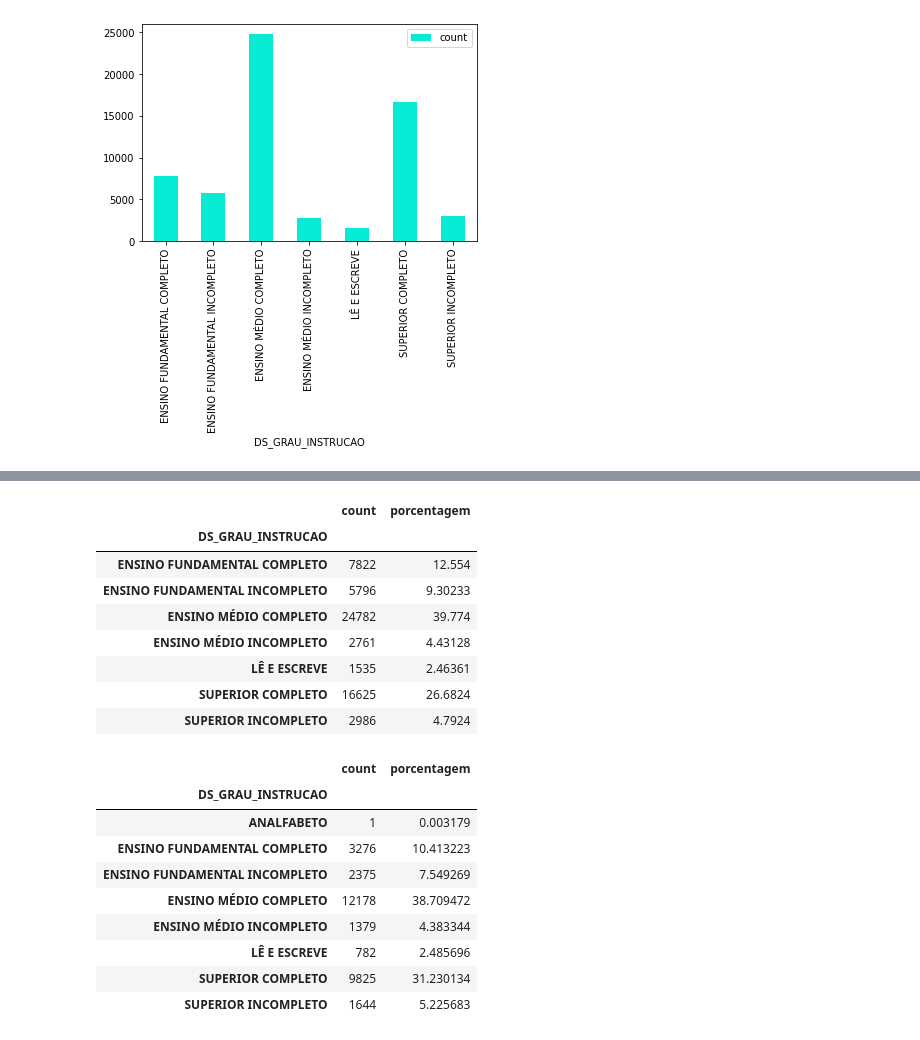
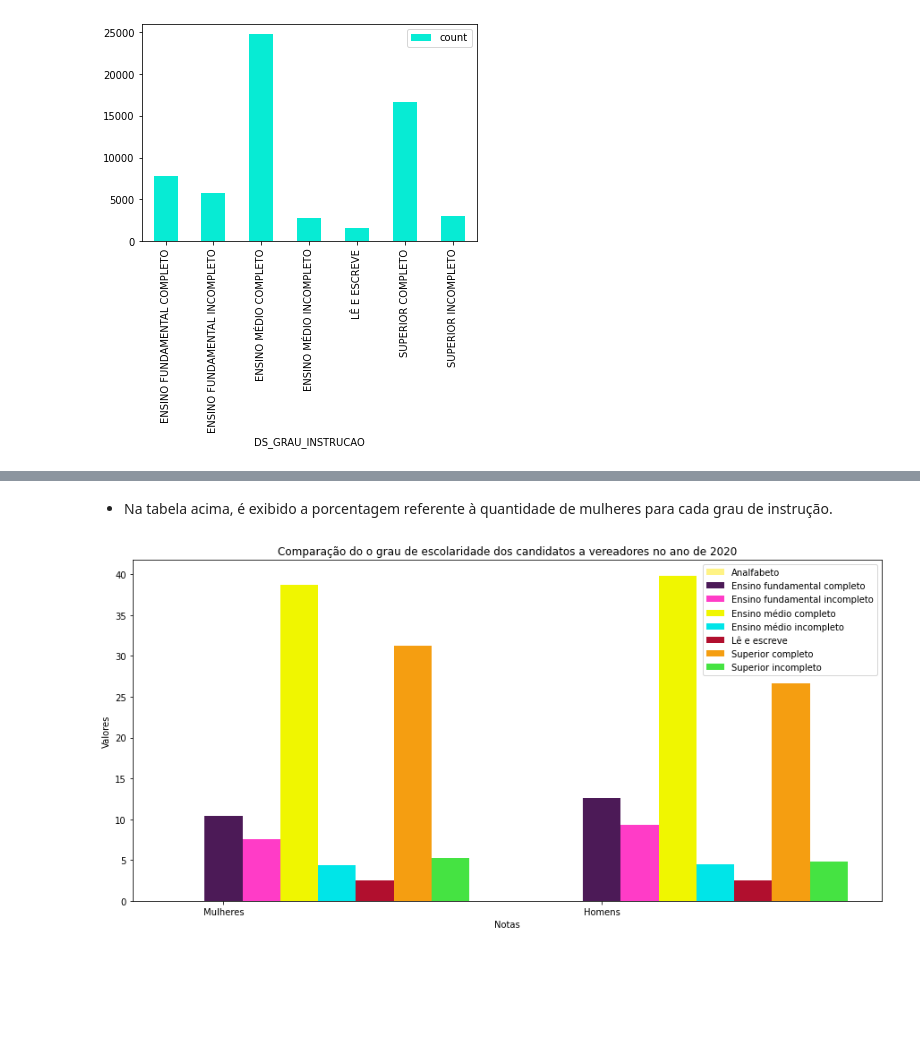
Before and after one commit to HelenAlevato/AnaliseCandidatosEleicaoSp, a Jupyter notebook: Candidatura_vereadores_SP.ipynb, the cells around one changed output, grey strips where cells are left out. Drawn from its saved outputs; the diff is of its cells as text; code cells hidden in the pictures; blank space fills up the shorter version.

```diff
--- a/Candidatura_vereadores_SP.ipynb
+++ b/Candidatura_vereadores_SP.ipynb
@@ -197,12 +197,0 @@ df['porcentagem'] = df.apply(lambda linha : linha*100/quantidadeDeHomens)
-# %%
-df
-# %% [output]
-|  | count | porcentagem |
-| DS_GRAU_INSTRUCAO |  |  |
-| ENSINO FUNDAMENTAL COMPLETO | 7822 | 12.554 |
-| ENSINO FUNDAMENTAL INCOMPLETO | 5796 | 9.30233 |
-| ENSINO MÉDIO COMPLETO | 24782 | 39.774 |
-| ENSINO MÉDIO INCOMPLETO | 2761 | 4.43128 |
-| LÊ E ESCREVE | 1535 | 2.46361 |
-| SUPERIOR COMPLETO | 16625 | 26.6824 |
-| SUPERIOR INCOMPLETO | 2986 | 4.7924 |
@@ -213,13 +198,43 @@ df['porcentagem'] = df.apply(lambda linha : linha*100/quantidadeDeMulheres)
-# %%
-df
-# %% [output]
-|  | count | porcentagem |
-| DS_GRAU_INSTRUCAO |  |  |
-| ANALFABETO | 1 | 0.003179 |
-| ENSINO FUNDAMENTAL COMPLETO | 3276 | 10.413223 |
-| ENSINO FUNDAMENTAL INCOMPLETO | 2375 | 7.549269 |
-| ENSINO MÉDIO COMPLETO | 12178 | 38.709472 |
-| ENSINO MÉDIO INCOMPLETO | 1379 | 4.383344 |
-| LÊ E ESCREVE | 782 | 2.485696 |
-| SUPERIOR COMPLETO | 9825 | 31.230134 |
-| SUPERIOR INCOMPLETO | 1644 | 5.225683 |
+# %% [markdown]
+- Na tabela acima, é exibido a porcentagem referente à quantidade de mulheres para cada grau de instrução.
+# %%
+analfabeto = [0.003, 0]
+ensino_fundamental_completo = [10.413, 12.554]
+ensino_fundamental_incompleto = [7.549, 9.302]
+ensino_medio_completo = [38.709, 39.774]
+ensino_medio_incompleto = [4.383, 4.431]
+le_escreve = [2.485, 2.463]
+superior_completo = [31.230, 26.682]
+superior_incompleto = [5.225, 4.792]
+
+barWidth = 0.10
+plt.figure(figsize=(15, 7))
+
+r1 = np.arange(len(analfabeto))
+r2 = [x + barWidth for x in r1]
+r3 = [x + barWidth for x in r2]
+r4 = [x + barWidth for x in r3]
+r5 = [x + barWidth for x in r4]
+r6 = [x + barWidth for x in r5]
+r7 = [x + barWidth for x in r6]
+r8 = [x + barWidth for x in r7]
+r9 = [x + barWidth for x in r8]
+
+plt.bar(r1, analfabeto, color='#fff385', width = barWidth, label = 'Analfabeto')
+plt.bar(r2, ensino_fundamental_completo, color = '#4C1A57', width=barWidth, label= 'Ensino fundamental completo')
+plt.bar(r3, ensino_fundamental_incompleto, color ='#FF3CC7', width=barWidth, label= 'Ensino fundamental incompleto')
+plt.bar(r4, ensino_medio_completo, color ='#F0F600', width=barWidth, label= 'Ensino médio completo')
+plt.bar(r5, ensino_medio_incompleto, color ='#00E5E8', width=barWidth, label= 'Ensino médio incompleto')
+plt.bar(r6, le_escreve, color='#B10F2E', width=barWidth, label= 'Lê e escreve')
+plt.bar(r7, superior_completo, color='#f59e11', width=barWidth, label= 'Superior completo')
+plt.bar(r8, superior_incompleto, color='#45e342', width=barWidth, label= 'Superior incompleto')
+
+plt.xlabel('Notas')
+plt.xticks([r + barWidth for r in range(len(analfabeto))], ['Mulheres', 'Homens'])
+plt.ylabel('Valores')
+plt.title('Comparação do o grau de escolaridade dos candidatos a vereadores no ano de 2020')
+
+plt.legend()
+plt.show()
+# %% [output]
+[figure, added]
```
Also changed, not shown: parts of 39 cells of this notebook.
